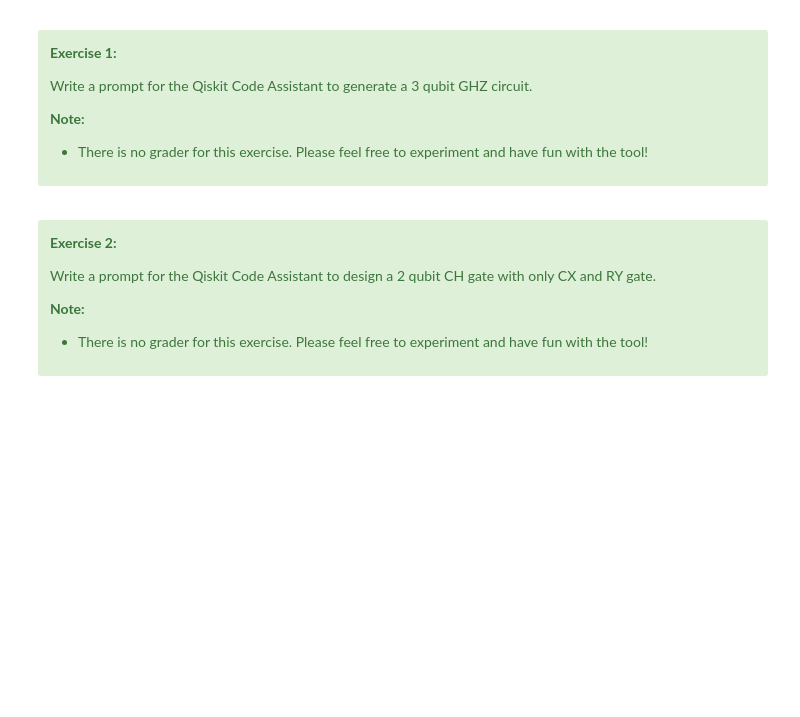
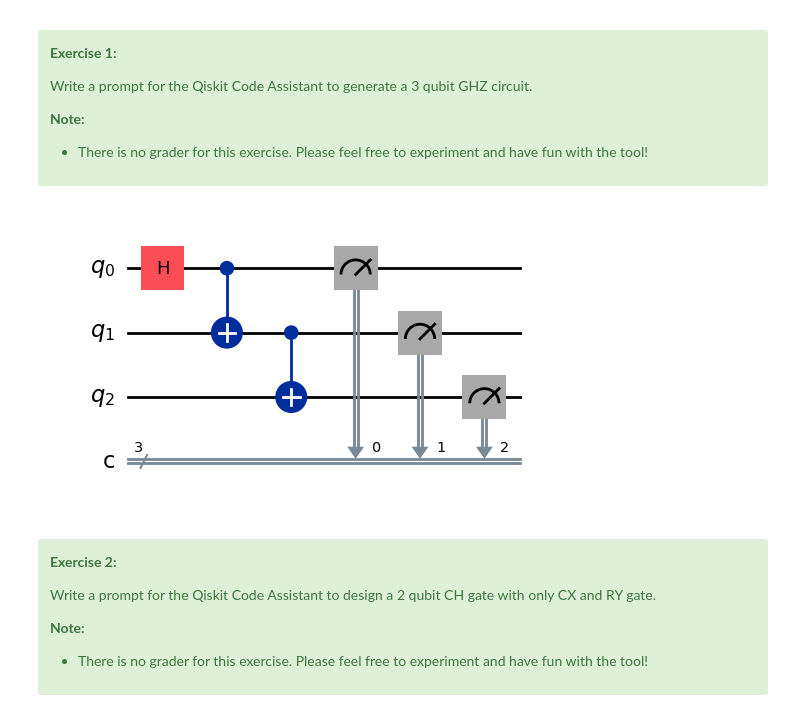
Before and after one commit to qiskit-community/ibm-quantum-challenge-2024, a Jupyter notebook: content/lab_3/lab-3-code-assistant.ipynb, the cells around one changed output. Cells and saved outputs as stored; diff of their text form; code cells hidden in the pictures; blank space fills up the shorter version.

```diff
--- a/content/lab_3/lab-3-code-assistant.ipynb
+++ b/content/lab_3/lab-3-code-assistant.ipynb
@@ -170,7 +208,16 @@ Write a prompt for the Qiskit Code Assistant to generate a 3 qubit GHZ circuit.
 - There is no grader for this exercise. Please feel free to experiment and have fun with the tool!
 </div>
 # %%
-# Enter your prompt here - Delete this line
+# Create a 3 qubit GHZ circuit
+from qiskit import QuantumCircuit
+qc = QuantumCircuit(3, 3)
+qc.h(0)
+qc.cx(0, 1)
+qc.cx(1, 2)
+qc.measure([0,1,2], [0,1,2])
+qc.draw('mpl')
+# %% [output]
+[figure, added]
 # %% [markdown]
 <a id="exercise2"></a>
 <div class="alert alert-block alert-success">
```
Also changed, not shown: parts of 4 cells of this notebook, 1 other file.
